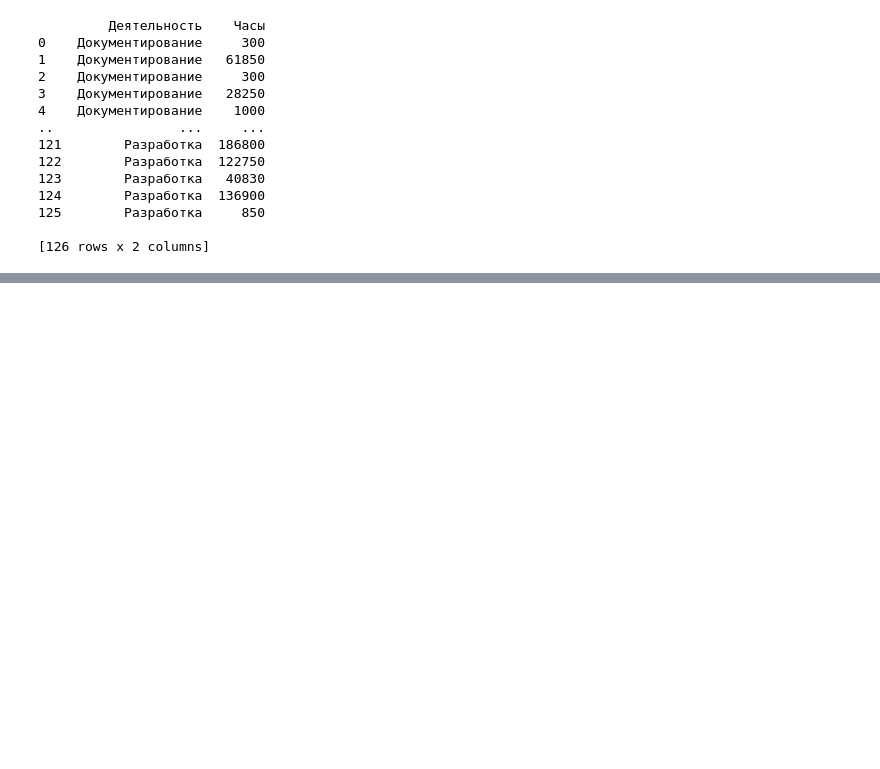
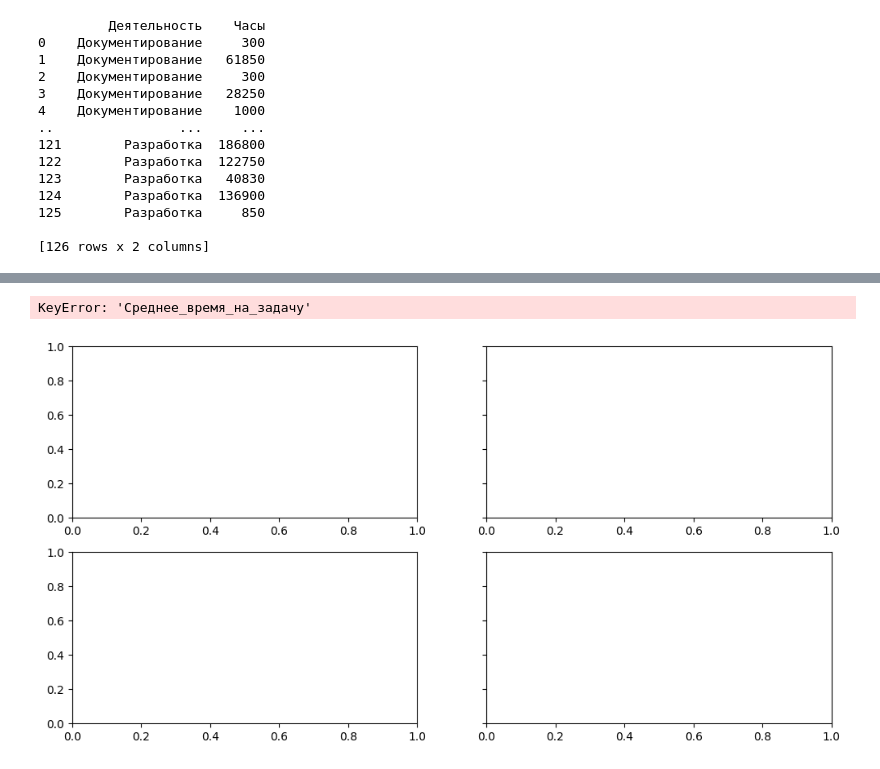
Before and after one commit to SofiFairyTell/BigData, a Jupyter notebook: BigData.ipynb, the cells around one changed output, grey strips where cells are left out. Cells and saved outputs as stored; diff of their text form; code cells hidden in the pictures; blank space fills up the shorter version.

```diff
--- a/BigData.ipynb
+++ b/BigData.ipynb
@@ -663,0 +740,51 @@ print(grouped_df[['Деятельность', 'Часы']])
+# %%
+import pandas as pd
+import matplotlib.pyplot as plt
+
+# Предположим, у вас уже есть DataFrame с результатами анализа
+# grouped_df = ...
+
+# Получение уникальных видов деятельности
+activities = grouped_df['Деятельность'].unique()
+
+# Определение количества строк и столбцов для подграфиков
+num_rows = len(activities) // 2 + len(activities) % 2
+num_cols = 2
+
+# Построение графиков
+fig, axes = plt.subplots(num_rows, num_cols, figsize=(12, 6), sharey=True)
+
+for idx, activity in enumerate(activities):
+    row = idx // num_cols
+    col = idx % num_cols
+
+    # Выбор подграфика
+    ax = axes[row, col] if num_rows > 1 else axes[col]
+
+    # Фильтрация данных по текущей деятельности
+    data = grouped_df[grouped_df['Деятельность'] == activity]
+
+    # Построение графика для текущей деятельности
+    ax.plot(data['Номер Задачи'], data['Среднее_время_на_задачу'], label=activity)
+    ax.set_title(activity)
+
+# Общие параметры для всех подграфиков
+plt.suptitle('Общее количество часов на задачу в разрезе деятельности')
+plt.xlabel('Задача')
+plt.ylabel('Среднее время на задачу (часы)')
+
+# Размещение легенды за пределами подграфиков
+plt.legend(title='Деятельность', bbox_to_anchor=(1.05, 1), loc='upper left')
+
+# Поворот подписей по оси x
+for ax in axes.flatten():
+    ax.tick_params(axis='x', rotation=90)
+
+# Обеспечение правильного распределения подграфиков на изображении
+plt.tight_layout(rect=[0, 0, 0.9, 0.95])
+
+# Сохранение графика в файл PNG
+plt.savefig('график.png', dpi=300, bbox_inches='tight')
+# %% [output]
+KeyError: 'Среднее_время_на_задачу'
+[figure, added]
```
Also changed, not shown: parts of 3 cells of this notebook, 2 other files.
